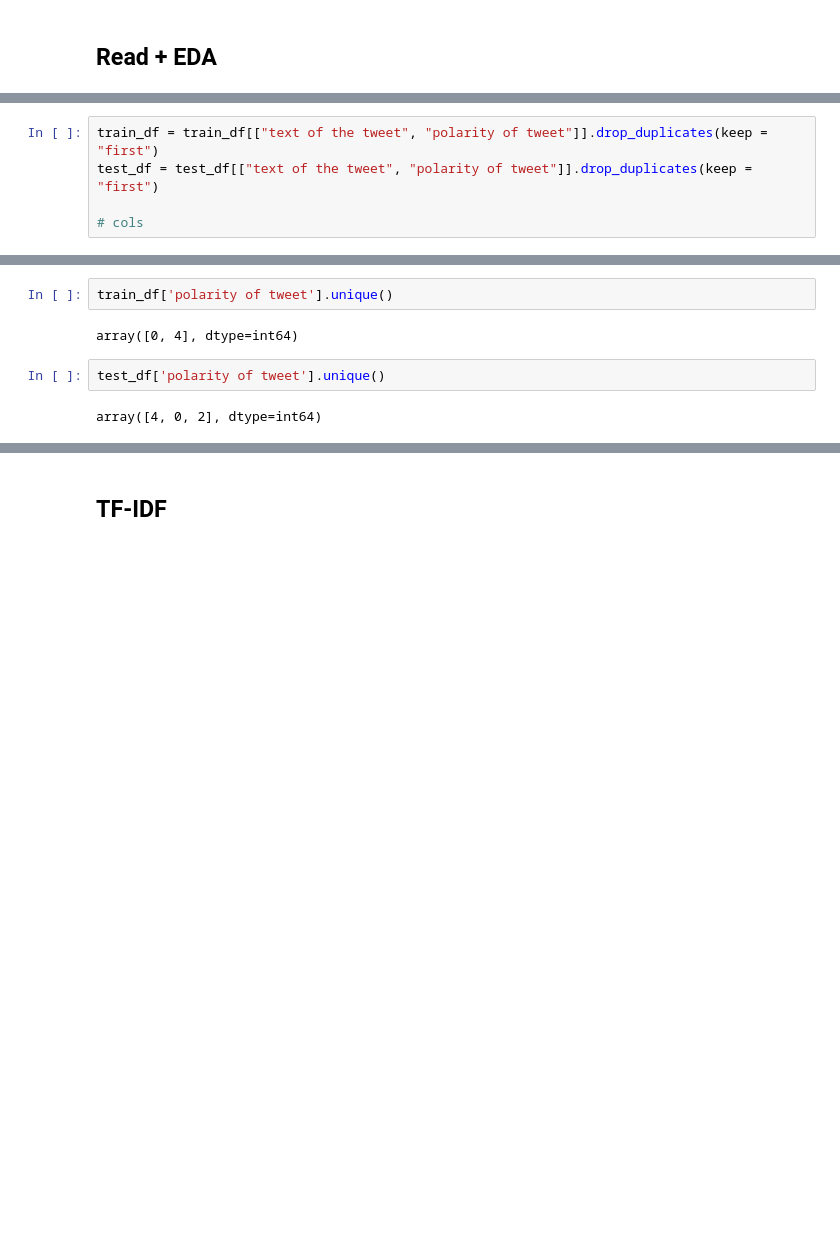
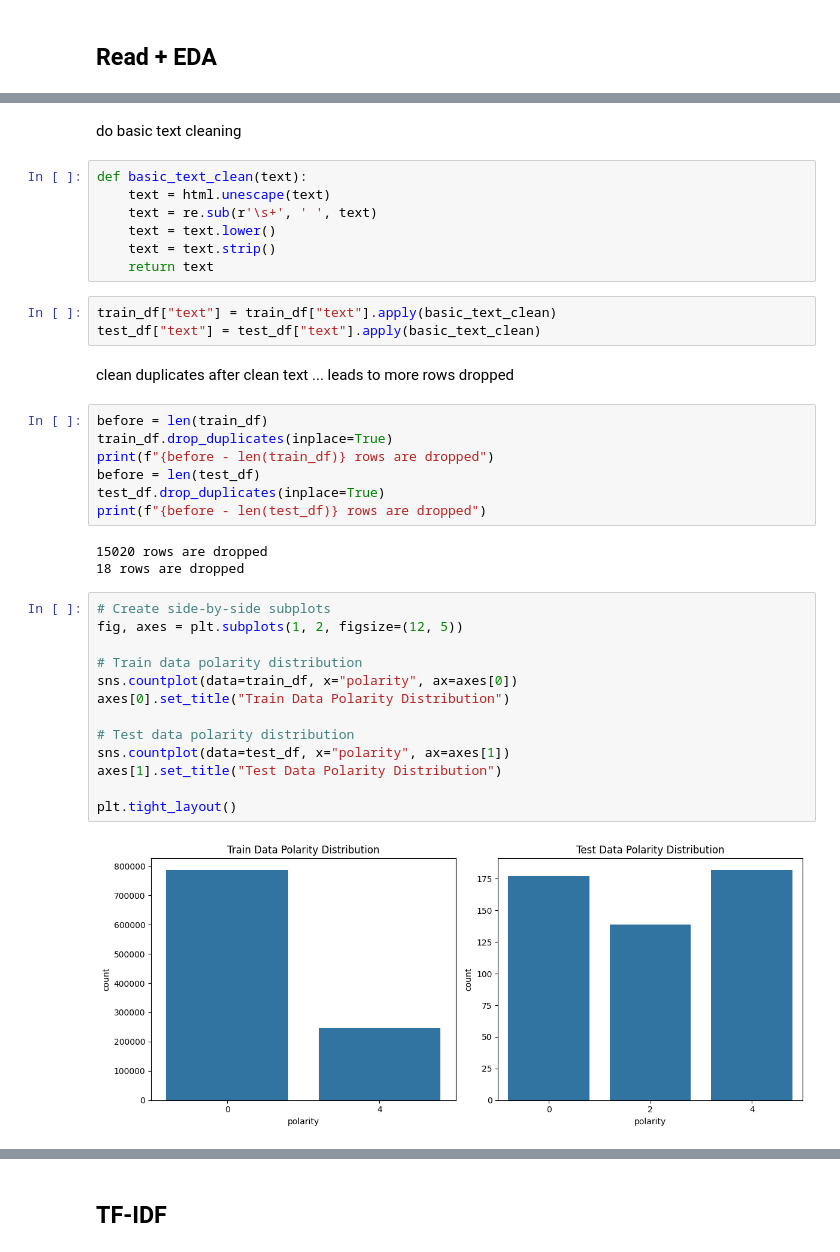
Before and after one commit to aquilina-barhouche/GenAI-Pinnacle-Program, a Jupyter notebook: 06_NLP_using_PyTorch/Assignments/Assignment 1/Notebooks/Assignment.ipynb, the cells around one changed output, grey strips where cells are left out. Cells and saved outputs as stored; diff of their text form; blank space fills up the shorter version.

```diff
--- a/06_NLP_using_PyTorch/Assignments/Assignment 1/Notebooks/Assignment.ipynb
+++ b/06_NLP_using_PyTorch/Assignments/Assignment 1/Notebooks/Assignment.ipynb
@@ -73,5 +114,0 @@ Index(['polarity of tweet', 'id of the tweet', 'date of the tweet', 'query',
-# %%
-train_df = train_df[["text of the tweet", "polarity of tweet"]].drop_duplicates(keep = "first")
-test_df = test_df[["text of the tweet", "polarity of tweet"]].drop_duplicates(keep = "first")
-
-# cols
@@ -78,8 +139,39 @@ test_df = test_df[["text of the tweet", "polarity of tweet"]].drop_duplicates(ke
+# %% [markdown]
+do basic text cleaning
+# %%
+def basic_text_clean(text):
+    text = html.unescape(text)
+    text = re.sub(r'\s+', ' ', text)
+    text = text.lower()
+    text = text.strip()
+    return text
+# %%
+train_df["text"] = train_df["text"].apply(basic_text_clean)
+test_df["text"] = test_df["text"].apply(basic_text_clean)
+# %% [markdown]
+clean duplicates after clean text ... leads to more rows dropped
+# %%
+before = len(train_df)
+train_df.drop_duplicates(inplace=True)
+print(f"{before - len(train_df)} rows are dropped")
+before = len(test_df)
+test_df.drop_duplicates(inplace=True)
+print(f"{before - len(test_df)} rows are dropped")
+# %% [output]
+15020 rows are dropped
+18 rows are dropped
 # %%
-train_df['polarity of tweet'].unique()
+# Create side-by-side subplots
+fig, axes = plt.subplots(1, 2, figsize=(12, 5))
+
+# Train data polarity distribution
+sns.countplot(data=train_df, x="polarity", ax=axes[0])
+axes[0].set_title("Train Data Polarity Distribution")
+
+# Test data polarity distribution
+sns.countplot(data=test_df, x="polarity", ax=axes[1])
+axes[1].set_title("Test Data Polarity Distribution")
+
+plt.tight_layout()
 # %% [output]
-array([0, 4], dtype=int64)
+[figure, added]
-# %%
-test_df['polarity of tweet'].unique()
-# %% [output]
-array([4, 0, 2], dtype=int64)
```
Also changed, not shown: parts of 41 cells of this notebook.
